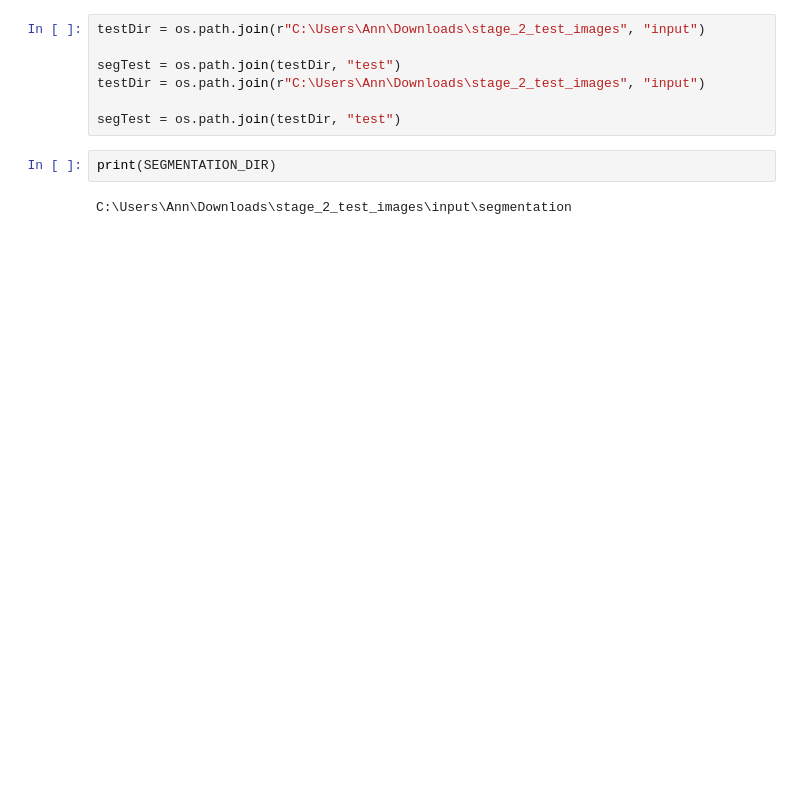
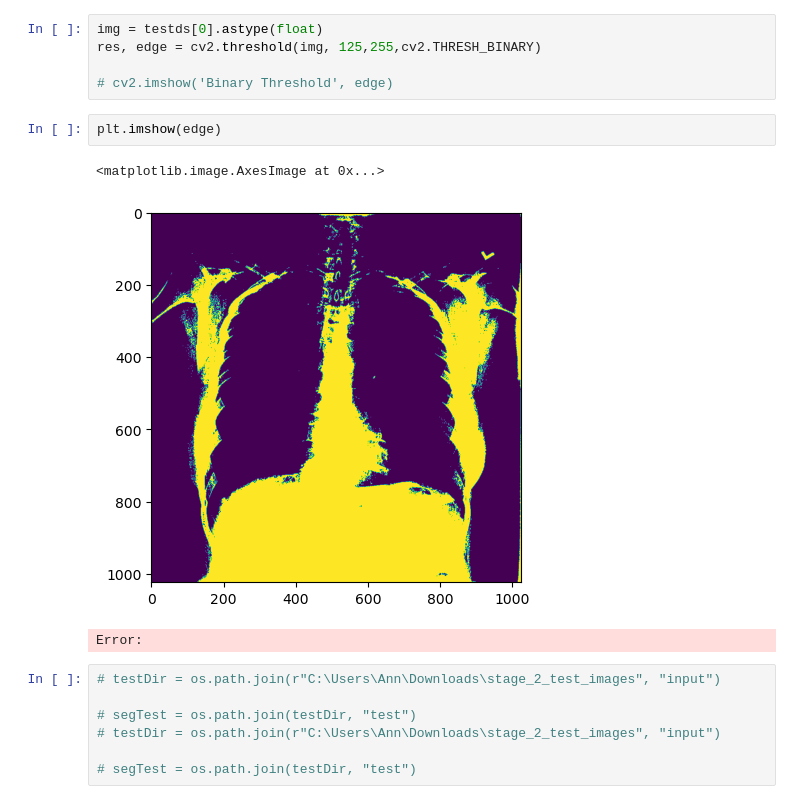
Before and after one commit to annpn526/Final-Project, a Jupyter notebook: Project/file.ipynb, the cells around one changed output. Saved outputs shown, nothing was run; the diff lists cells and outputs as text; blank space fills up the shorter version.

```diff
--- a/Project/file.ipynb
+++ b/Project/file.ipynb
@@ -30,11 +64,18 @@ plt.imshow(testds.pixel_array)
+# %%
+img = testds[0].astype(float)
+res, edge = cv2.threshold(img, 125,255,cv2.THRESH_BINARY)
+
+# cv2.imshow('Binary Threshold', edge)
+# %%
+plt.imshow(edge)
+# %% [output]
+<matplotlib.image.AxesImage at 0x...>
+[figure, added]
+Error:
 # %%
-testDir = os.path.join(r"C:\Users\Ann\Downloads\stage_2_test_images", "input")
+# testDir = os.path.join(r"C:\Users\Ann\Downloads\stage_2_test_images", "input")
 
-segTest = os.path.join(testDir, "test")
-testDir = os.path.join(r"C:\Users\Ann\Downloads\stage_2_test_images", "input")
+# segTest = os.path.join(testDir, "test")
+# testDir = os.path.join(r"C:\Users\Ann\Downloads\stage_2_test_images", "input")
 
-segTest = os.path.join(testDir, "test")
+# segTest = os.path.join(testDir, "test")
-# %%
-print(SEGMENTATION_DIR)
-# %% [output]
-C:\Users\Ann\Downloads\stage_2_test_images\input\segmentation
```
Also changed, not shown: parts of 8 cells of this notebook.
